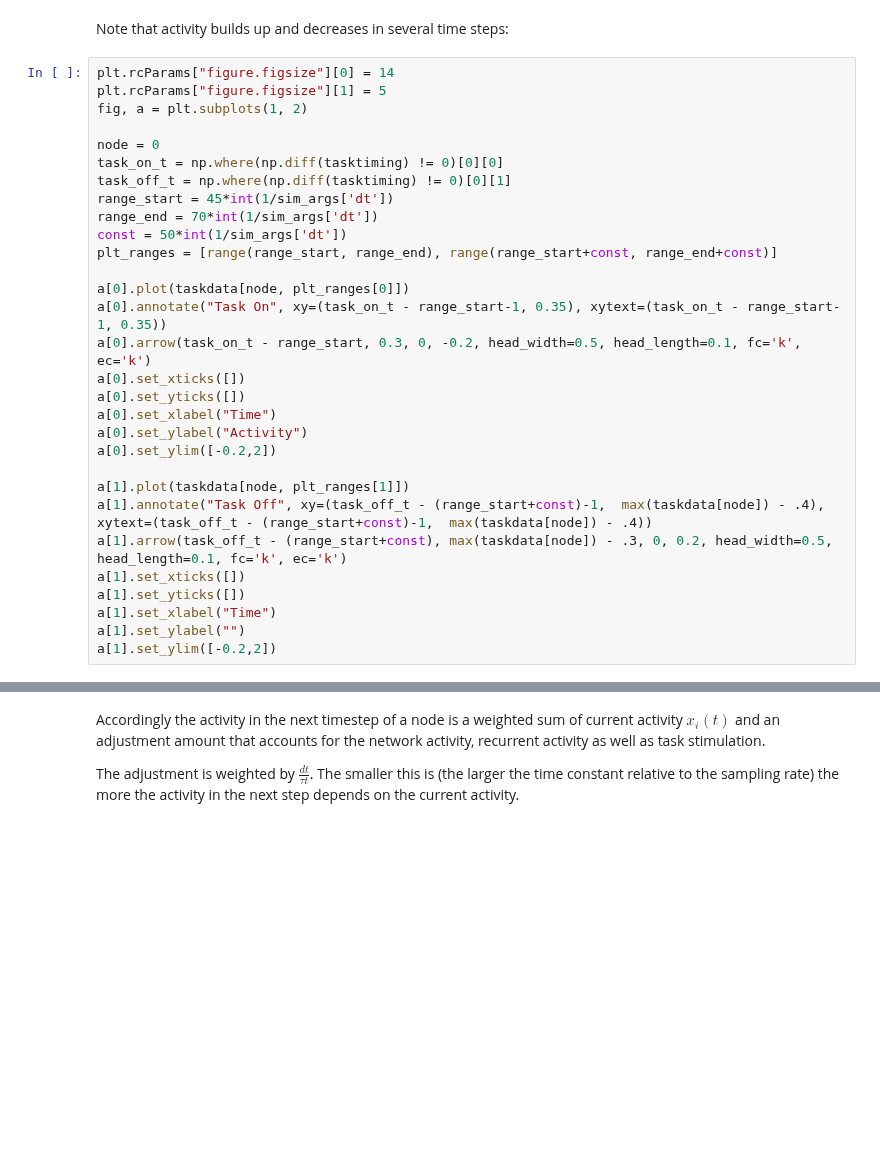
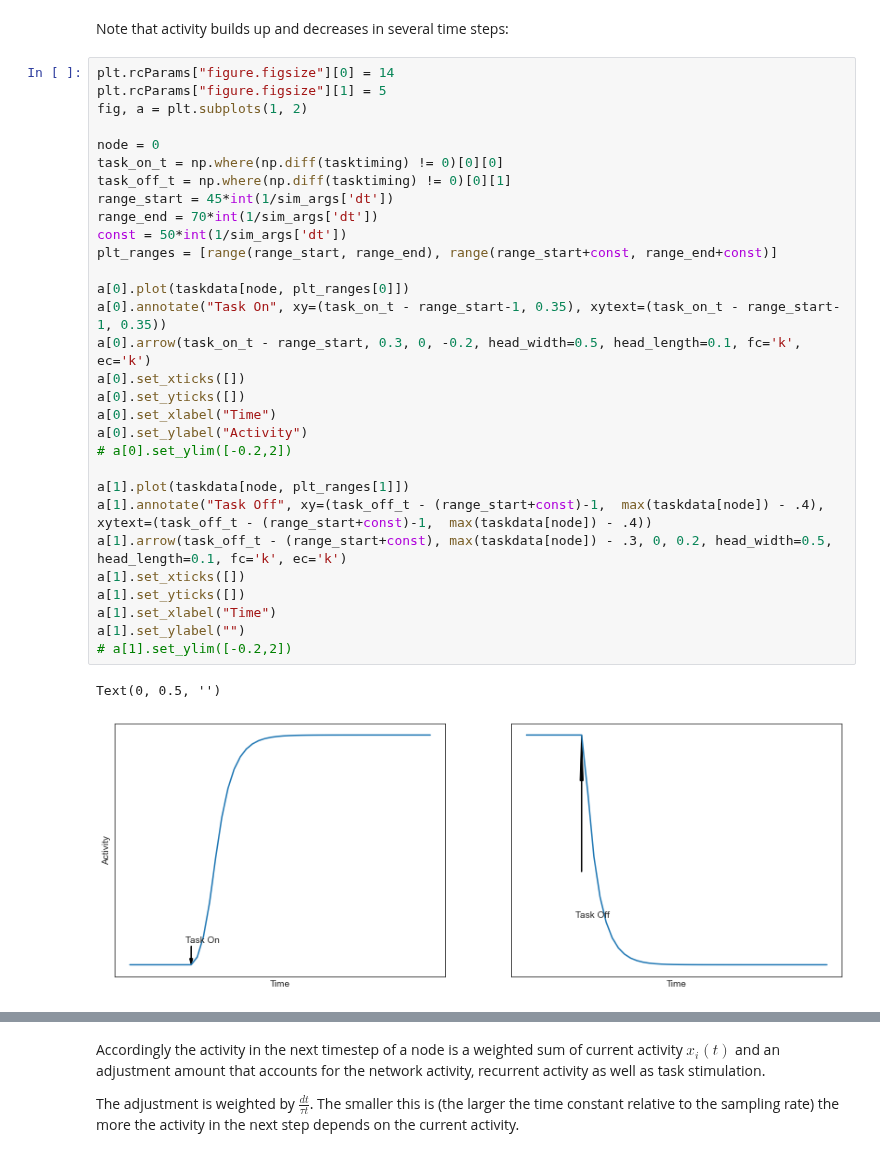
Before and after one commit to zenkavi/NeuralMassModels, a Jupyter notebook: simulations/NB1_Minimal_model.ipynb, the cells around one changed output, grey strips where cells are left out. Cells and saved outputs as stored; diff of their text form; blank space fills up the shorter version.

```diff
--- a/simulations/NB1_Minimal_model.ipynb
+++ b/simulations/NB1_Minimal_model.ipynb
@@ -143,33 +143,36 @@ Note that activity builds up and decreases in several time steps:
 # %%
 plt.rcParams["figure.figsize"][0] = 14
 plt.rcParams["figure.figsize"][1] = 5
 fig, a = plt.subplots(1, 2)
 
 node = 0
 task_on_t = np.where(np.diff(tasktiming) != 0)[0][0]
 task_off_t = np.where(np.diff(tasktiming) != 0)[0][1]
 range_start = 45*int(1/sim_args['dt'])
 range_end = 70*int(1/sim_args['dt'])
 const = 50*int(1/sim_args['dt'])
 plt_ranges = [range(range_start, range_end), range(range_start+const, range_end+const)]
 
 a[0].plot(taskdata[node, plt_ranges[0]])
 a[0].annotate("Task On", xy=(task_on_t - range_start-1, 0.35), xytext=(task_on_t - range_start-1, 0.35))
 a[0].arrow(task_on_t - range_start, 0.3, 0, -0.2, head_width=0.5, head_length=0.1, fc='k', ec='k')
 a[0].set_xticks([])
 a[0].set_yticks([])
 a[0].set_xlabel("Time")
 a[0].set_ylabel("Activity")
-a[0].set_ylim([-0.2,2])
+# a[0].set_ylim([-0.2,2])
 
 a[1].plot(taskdata[node, plt_ranges[1]])
 a[1].annotate("Task Off", xy=(task_off_t - (range_start+const)-1,  max(taskdata[node]) - .4), xytext=(task_off_t - (range_start+const)-1,  max(taskdata[node]) - .4))
 a[1].arrow(task_off_t - (range_start+const), max(taskdata[node]) - .3, 0, 0.2, head_width=0.5, head_length=0.1, fc='k', ec='k')
 a[1].set_xticks([])
 a[1].set_yticks([])
 a[1].set_xlabel("Time")
 a[1].set_ylabel("")
-a[1].set_ylim([-0.2,2])
+# a[1].set_ylim([-0.2,2])
+# %% [output]
+Text(0, 0.5, '')
+[figure, added]
 # %% [markdown]
 # Comparison of design matrices
 
```
Also changed, not shown: parts of 3 cells of this notebook, 1 other file.
